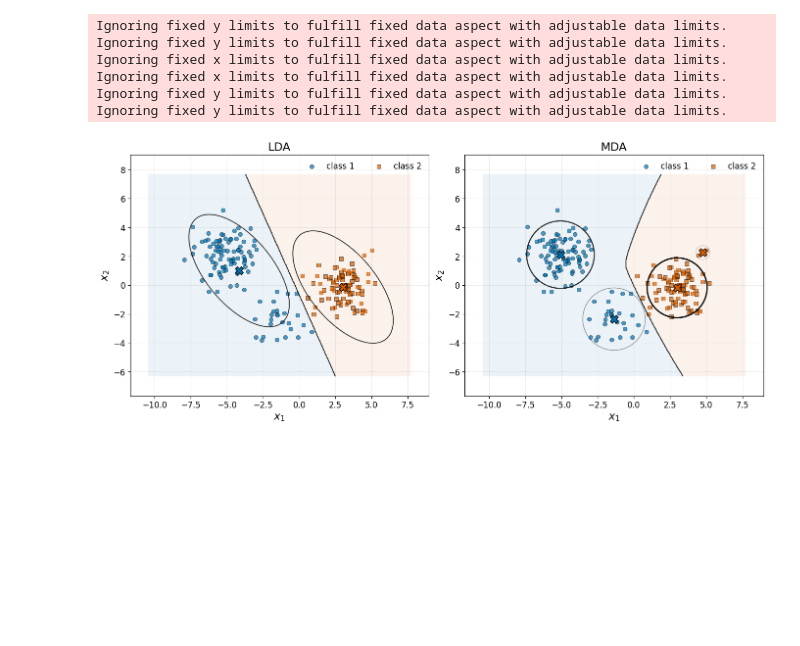
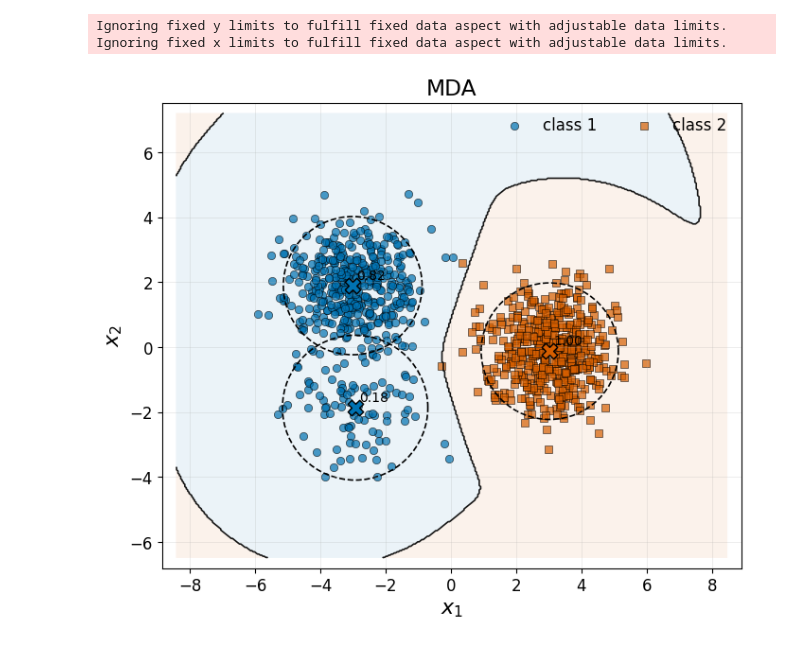
Before and after one commit to zh3nis/DNLL, a Jupyter notebook: Sample.ipynb, the cells around one changed output. Cells and saved outputs as stored; diff of their text form; code cells hidden in the pictures; blank space fills up the shorter version.

```diff
--- a/Sample.ipynb
+++ b/Sample.ipynb
@@ -5,7 +5,7 @@ import numpy as np
 rng = np.random.default_rng()
 
 # ----- controls -----
-C, n = 2, 200
+C, n = 2, 1000
 
 # ----- spherical Gaussian parameters -----
 pi = np.repeat(1.0 / C, C)
@@ -17,8 +17,8 @@ Sigma = (sigma ** 2) * np.eye(2)
 # mixture setup for one class
 mix_class = 0
 mix_weights = np.array([0.8, 0.2])
-mix_offsets = np.array([[-2.0, 2.0],
-                        [ 2.0,-2.0]])
+mix_offsets = np.array([[0.0, 2.0],
+                        [0.0,-2.0]])
 mix_mus = mus[mix_class] + mix_offsets
 
 ys = rng.choice(C, size=n, p=pi)
@@ -31,32 +31,19 @@ for y in ys:
         X.append(rng.multivariate_normal(mus[y], Sigma))
 X = np.vstack(X)
 # %%
-# LDA + MDA fit: spherical covariance
+# MDA fit: spherical covariance
 import numpy as np
 import torch
-from dnll import LDAHead, MDAHead, DNLLLoss, EM_DNLLLoss
+from dnll import MDAHead, EM_DNLLLoss
 
 X = X.astype(np.float32)
 y = ys.astype(int)
 C = int(np.max(y)) + 1
-K = 2
+K = 10
 D = X.shape[1]
 
 Xt = torch.tensor(X, dtype=torch.float32)
 yt = torch.tensor(y, dtype=torch.long)
-
-# ----- LDA fit -----
-lda = LDAHead(C, D, covariance_type="full").to(Xt.device)
-opt_lda = torch.optim.Adam(lda.parameters(), lr=5e-2)
-loss_fn_lda = DNLLLoss(lambda_reg=1.0)
-
-for step in range(2000):
-    loss = loss_fn_lda(lda(Xt), yt)
-    opt_lda.zero_grad(set_to_none=True)
-    loss.backward()
-    opt_lda.step()
-    if (step + 1) % 400 == 0:
-        print(f"LDA step {step+1:4d} | nll={loss.item():.4f}")
 
 # ----- MDA fit: 2 components per class, spherical covariance -----
 mda = MDAHead(C, D, K).to(Xt.device)
@@ -64,7 +51,7 @@ opt_mda = torch.optim.Adam(mda.parameters(), lr=5e-2)
 loss_fn_mda = EM_DNLLLoss(lambda_reg=.1)
 #loss_fn_mda = DNLLLoss(lambda_reg=1.0)
 
-for step in range(2000):
+for step in range(3000):
     loss = loss_fn_mda(mda, Xt, yt)
     opt_mda.zero_grad(set_to_none=True)
     loss.backward()
@@ -73,9 +60,6 @@ for step in range(2000):
         print(f"MDA step {step+1:4d} | nll={loss.item():.4f}")
 
 with torch.no_grad():
-    lda_mu = lda.mu.detach().cpu().numpy()
-    lda_Sigma = lda.covariance.detach().cpu().numpy()
-
     mix_probs = torch.softmax(mda.mixture_logits, dim=-1).cpu().numpy()
     print("mixture probabilities per class/component:", mix_probs)
     mda_mu = mda.mu.detach().cpu().numpy()
@@ -91,7 +75,8 @@ OKABE_ITO = ["#0072B2", "#D55E00", "#009E73", "#CC79A7", "#56B4E9",
              "#E69F00", "#000000", "#F0E442"]
 colors = OKABE_ITO[:C]
 markers = ["o", "s", "^"]
-linestyles = ["-", "-"]
+linestyle = "--"
+min_weight = .01
 
 def cov_ellipse(mean, cov, k=2.0, **kwargs):
     vals, vecs = np.linalg.eigh(cov)
@@ -115,7 +100,7 @@ xx, yy = np.meshgrid(np.linspace(xmin, xmax, 400),
 grid = np.c_[xx.ravel(), yy.ravel()]
 region_cmap = plt.matplotlib.colors.ListedColormap(colors)
 
-fig, axes = plt.subplots(1, 2, figsize=(13.6, 5.8), constrained_layout=True)
+fig, ax = plt.subplots(1, 1, figsize=(6.8, 5.8), constrained_layout=True)
 
 def plot_regions(ax, model, title):
     with torch.no_grad():
@@ -138,30 +123,23 @@ def plot_regions(ax, model, title):
     ax.set_ylim(ymin, ymax)
     ax.grid(True, linewidth=0.4, alpha=0.4)
 
-# LDA subplot
-plot_regions(axes[0], lda, "LDA")
-for c in range(C):
-    axes[0].add_patch(cov_ellipse(lda_mu[c], lda_Sigma, k=2.15,
-                                 edgecolor="black", facecolor="none",
-                                 lw=1.3, linestyle="-", alpha=0.8))
-    axes[0].scatter(lda_mu[c, 0], lda_mu[c, 1],
-                    s=140, marker="X", c=colors[c], edgecolors="black",
-                    linewidths=1.0, zorder=7)
-
 # MDA subplot
-plot_regions(axes[1], mda, "MDA")
+plot_regions(ax, mda, "MDA")
 for c in range(C):
     for k in range(K):
         weight = mix_probs[c, k]
-        alpha = 0.2 + 0.8 * weight
-        lw = 0.8 + 1.2 * weight
-        axes[1].add_patch(cov_ellipse(mda_mu[c, k], mda_Sigma[c, k], k=2.15,
-                                     edgecolor="black", facecolor="none",
-                                     lw=lw, linestyle=linestyles[k], alpha=alpha))
-        axes[1].scatter(mda_mu[c, k, 0], mda_mu[c, k, 1],
-                        s=140, marker="X", c=colors[c], edgecolors="black",
-                        linewidths=1.0, zorder=7)
+        if weight < min_weight:
+            continue
+        ax.add_patch(cov_ellipse(mda_mu[c, k], mda_Sigma[c, k], k=2.15,
+                                 edgecolor="black", facecolor="none",
+                                 lw=1.2, linestyle=linestyle, alpha=1.0))
+        ax.scatter(mda_mu[c, k, 0], mda_mu[c, k, 1],
+                   s=140, marker="X", c=colors[c], edgecolors="black",
+                   linewidths=1.0, zorder=7)
+        ax.text(mda_mu[c, k, 0] + 0.12, mda_mu[c, k, 1] + 0.12,
+                f"{weight:.2f}", fontsize=10, color="black",
+                ha="left", va="bottom")
 
-plt.savefig("lda_mda_spherical_cov.png", dpi=600)
+plt.savefig("mda_spherical_cov.png", dpi=600)
 plt.show()
 # %% [output]
@@ -180,7 +157,3 @@ mixture probabilities per class/component: [[0.23453026 0.76546973]
-Ignoring fixed y limits to fulfill fixed data aspect with adjustable data limits.
 Ignoring fixed y limits to fulfill fixed data aspect with adjustable data limits.
 Ignoring fixed x limits to fulfill fixed data aspect with adjustable data limits.
-Ignoring fixed x limits to fulfill fixed data aspect with adjustable data limits.
-Ignoring fixed y limits to fulfill fixed data aspect with adjustable data limits.
-Ignoring fixed y limits to fulfill fixed data aspect with adjustable data limits.
-[figure, old version]
+[figure, new version]
```
Also changed, not shown: parts of 1 cell of this notebook, 6 other files.
